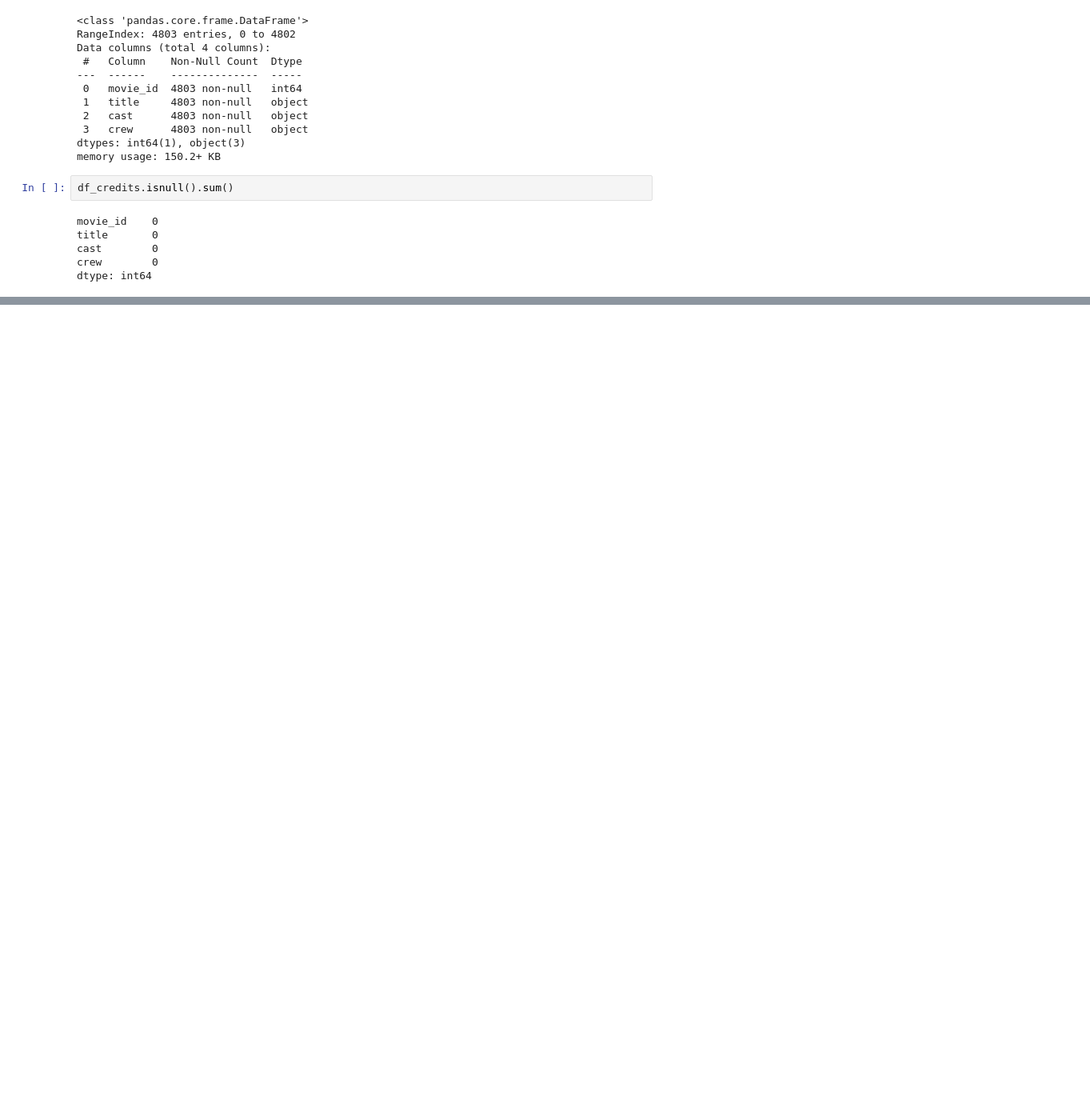
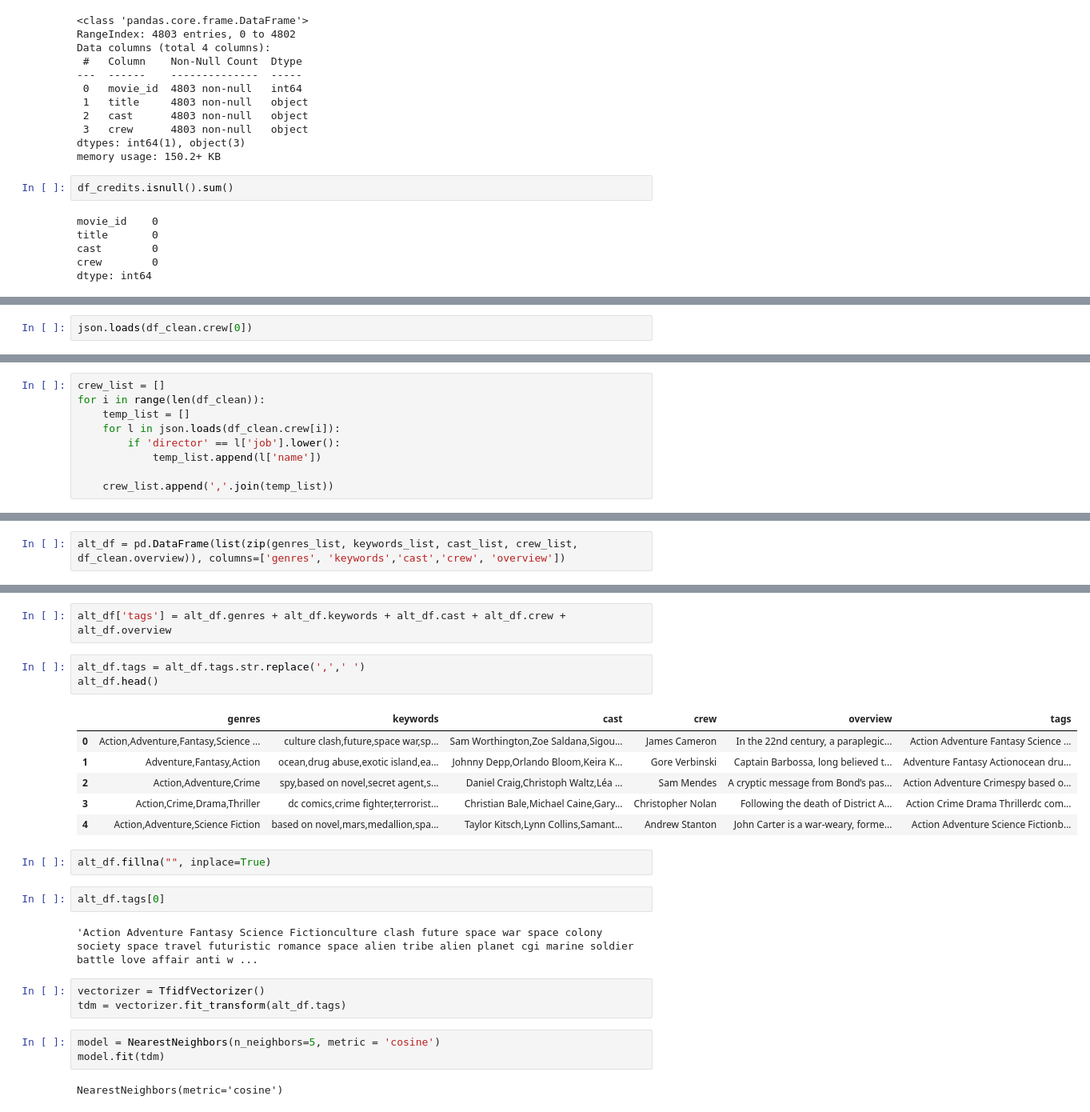
Before and after one commit to jronald88/KNN_project, a Jupyter notebook: src/explore.ipynb, the cells around one changed output, grey strips where cells are left out. Shown at 80% size. Saved outputs shown, nothing was run; the diff lists cells and outputs as text; blank space fills up the shorter version.

```diff
--- a/src/explore.ipynb
+++ b/src/explore.ipynb
@@ -136,0 +286,2 @@ dtype: int64
+# %%
+json.loads(df_clean.crew[0])
@@ -136,0 +306,9 @@ dtype: int64
+# %%
+crew_list = []
+for i in range(len(df_clean)):
+    temp_list = []
+    for l in json.loads(df_clean.crew[i]):
+        if 'director' == l['job'].lower():
+            temp_list.append(l['name'])
+
+    crew_list.append(','.join(temp_list))
@@ -136,0 +319,2 @@ dtype: int64
+# %%
+alt_df = pd.DataFrame(list(zip(genres_list, keywords_list, cast_list, crew_list, df_clean.overview)), columns=['genres', 'keywords','cast','crew', 'overview'])
@@ -136,0 +330,26 @@ dtype: int64
+# %%
+alt_df['tags'] = alt_df.genres + alt_df.keywords + alt_df.cast + alt_df.crew + alt_df.overview
+# %%
+alt_df.tags = alt_df.tags.str.replace(',',' ')
+alt_df.head()
+# %% [output]
+|  | genres | keywords | cast | crew | overview | tags |
+| 0 | Action,Adventure,Fantasy,Science ... | culture clash,future,space war,sp... | Sam Worthington,Zoe Saldana,Sigou... | James Cameron | In the 22nd century, a paraplegic... | Action Adventure Fantasy Science ... |
+| 1 | Adventure,Fantasy,Action | ocean,drug abuse,exotic island,ea... | Johnny Depp,Orlando Bloom,Keira K... | Gore Verbinski | Captain Barbossa, long believed t... | Adventure Fantasy Actionocean dru... |
+| 2 | Action,Adventure,Crime | spy,based on novel,secret agent,s... | Daniel Craig,Christoph Waltz,Léa ... | Sam Mendes | A cryptic message from Bond’s pas... | Action Adventure Crimespy based o... |
+| 3 | Action,Crime,Drama,Thriller | dc comics,crime fighter,terrorist... | Christian Bale,Michael Caine,Gary... | Christopher Nolan | Following the death of District A... | Action Crime Drama Thrillerdc com... |
+| 4 | Action,Adventure,Science Fiction | based on novel,mars,medallion,spa... | Taylor Kitsch,Lynn Collins,Samant... | Andrew Stanton | John Carter is a war-weary, forme... | Action Adventure Science Fictionb... |
+# %%
+alt_df.fillna("", inplace=True)
+# %%
+alt_df.tags[0]
+# %% [output]
+'Action Adventure Fantasy Science Fictionculture clash future space war space colony society space travel futuristic romance space alien tribe alien planet cgi marine soldier battle love affair anti w ...
+# %%
+vectorizer = TfidfVectorizer()
+tdm = vectorizer.fit_transform(alt_df.tags)
+# %%
+model = NearestNeighbors(n_neighbors=5, metric = 'cosine')
+model.fit(tdm)
+# %% [output]
+NearestNeighbors(metric='cosine')
```
Also changed, not shown: parts of 22 cells of this notebook, 2 other files.
